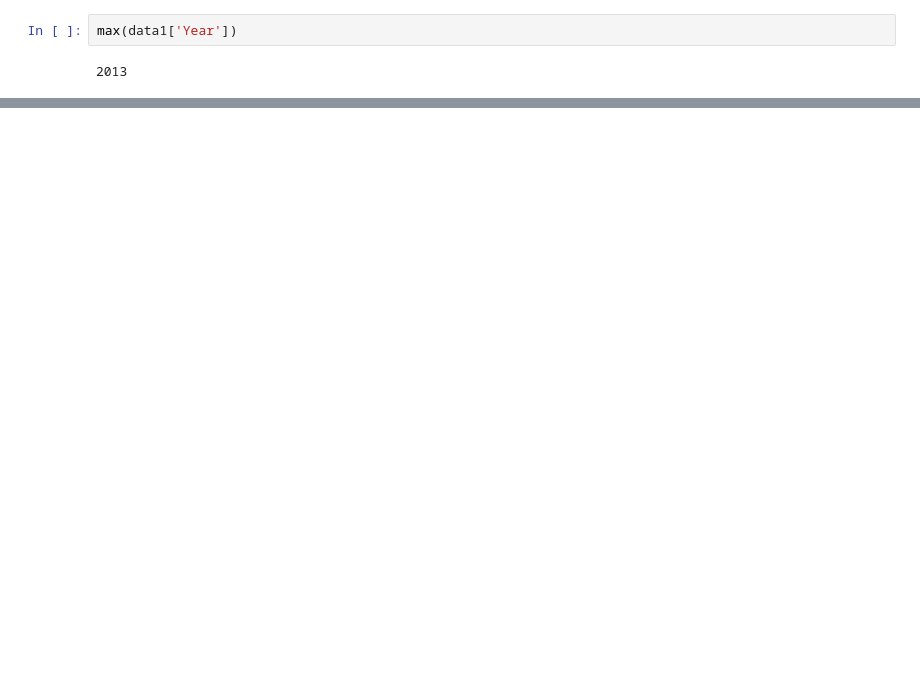
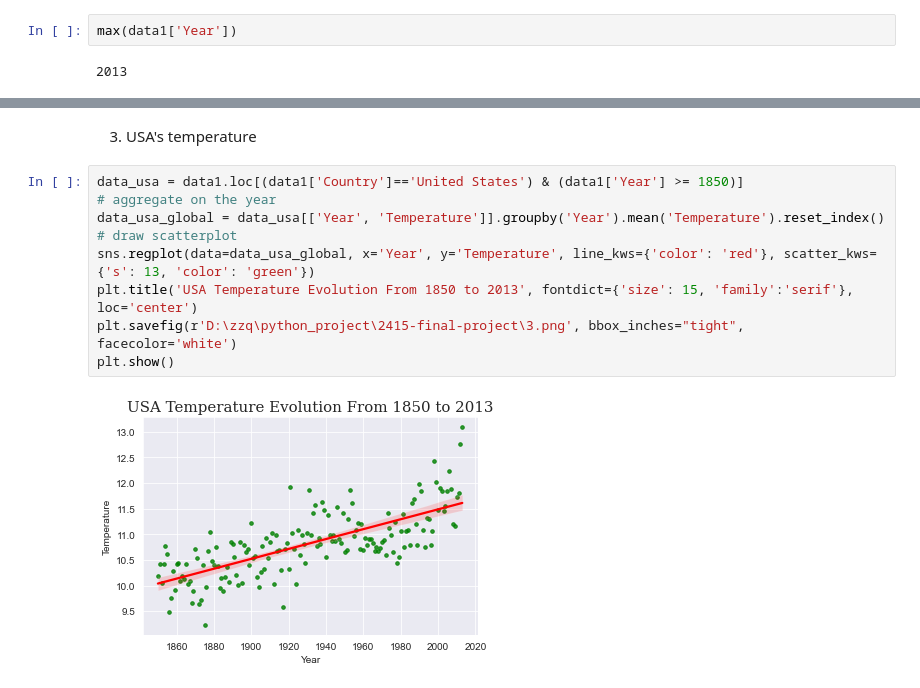
Before and after one commit to ZZQ-dev/2415-final-project, a Jupyter notebook: Mid Project.ipynb, the cells around one changed output, grey strips where cells are left out. Drawn from its saved outputs; the diff is of its cells as text; blank space fills up the shorter version.

```diff
--- a/Mid Project.ipynb
+++ b/Mid Project.ipynb
@@ -129,0 +145,13 @@ max(data1['Year'])
+# %% [markdown]
+3. USA's temperature
+# %%
+data_usa = data1.loc[(data1['Country']=='United States') & (data1['Year'] >= 1850)]
+# aggregate on the year
+data_usa_global = data_usa[['Year', 'Temperature']].groupby('Year').mean('Temperature').reset_index()
+# draw scatterplot
+sns.regplot(data=data_usa_global, x='Year', y='Temperature', line_kws={'color': 'red'}, scatter_kws={'s': 13, 'color': 'green'})
+plt.title('USA Temperature Evolution From 1850 to 2013', fontdict={'size': 15, 'family':'serif'}, loc='center')
+plt.savefig(r'D:\zzq\python_project\2415-final-project\3.png', bbox_inches="tight", facecolor='white')
+plt.show()
+# %% [output]
+[figure, added]
```
Also changed, not shown: parts of 8 cells of this notebook.
